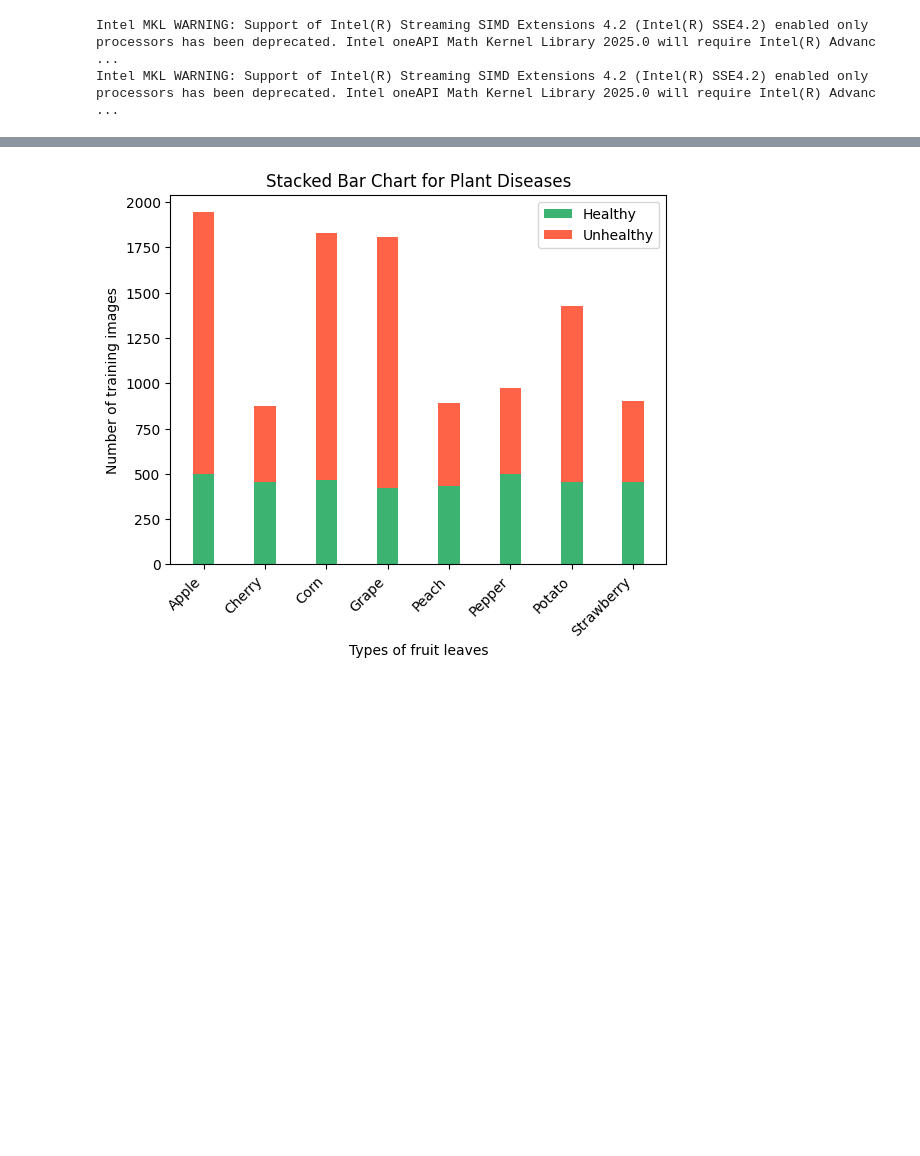
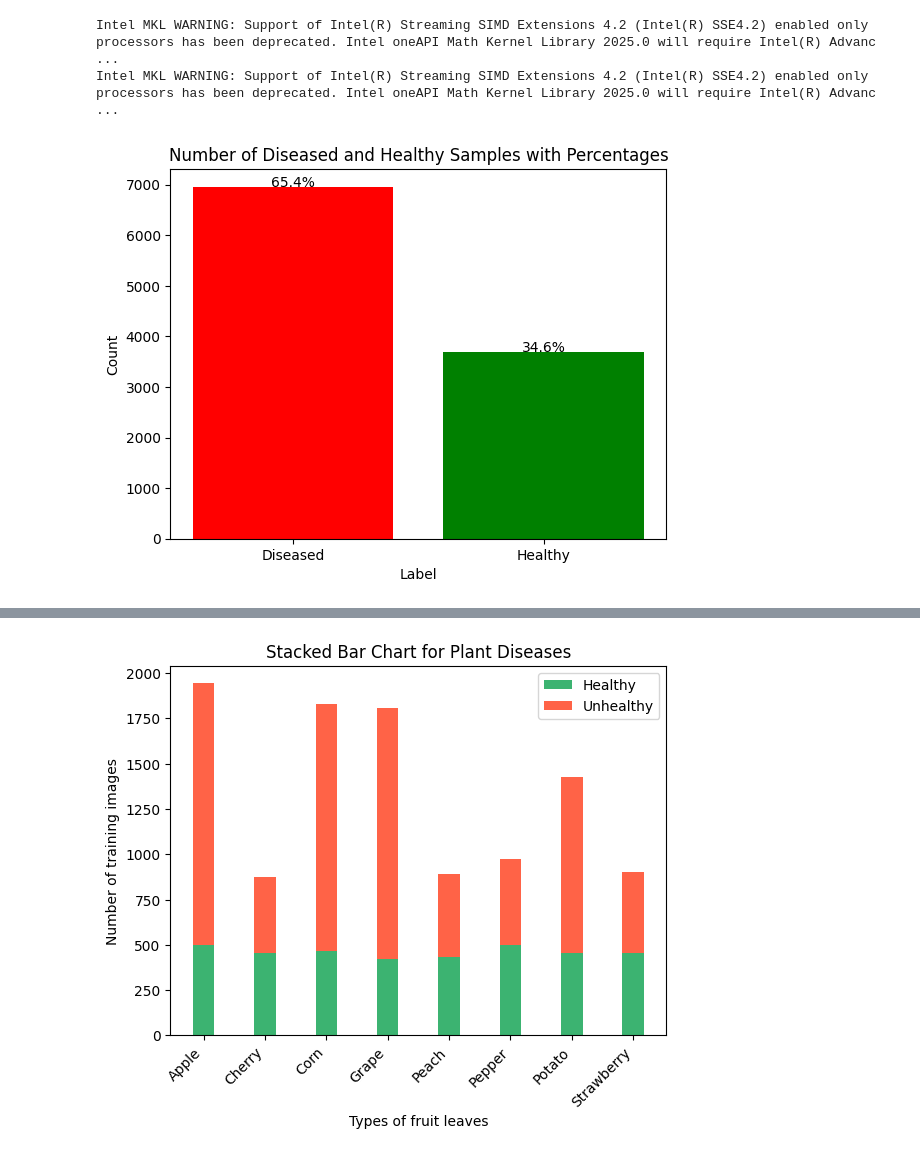
Before and after one commit to BSteiner1/MA429-Summative-Group-10, a Jupyter notebook: Notebooks/SVM-50x50.ipynb, the cells around one changed output, grey strips where cells are left out. Cells and saved outputs as stored; diff of their text form; code cells hidden in the pictures; blank space fills up the shorter version.

```diff
--- a/Notebooks/SVM-50x50.ipynb
+++ b/Notebooks/SVM-50x50.ipynb
@@ -58,6 +59,45 @@ for folder in folders:
 
         # Add image and label to the dataset
         data.append((pixel_values, label))
+# %%
+# Data exploration
+
+# Plot a bar chart that shows the proportion of diseased and healthy samples
+
+# Count the occurrences of each label
+num_diseased = sum(1 for _, label in data if label == 0)
+num_healthy = sum(1 for _, label in data if label == 1)
+
+# Calculate the percentages
+total_samples = len(data)
+percent_diseased = (num_diseased / total_samples) * 100
+percent_healthy = (num_healthy / total_samples) * 100
+
+# Create a bar chart
+labels = ['Diseased', 'Healthy']
+counts = [num_diseased, num_healthy]
+percentages = [percent_diseased, percent_healthy]
+
+fig, ax = plt.subplots()
+
+# Create bar chart for counts
+ax.bar(labels, counts, color=['red', 'green'])
+ax.set_ylabel('Count', color='black')
+
+# Add percentages as text on top of bars
+for i, count in enumerate(counts):
+    ax.text(i, count + 5, f'{percentages[i]:.1f}%', ha='center', color='black')
+
+# Show the plot
+plt.title('Number of Diseased and Healthy Samples with Percentages')
+plt.xlabel('Label')
+plt.ylabel('Count')
+
+# Show the plot
+plt.savefig('dataset_proportion.png')
+plt.show()
+# %% [output]
+[figure, added]
 # %%
 # Data exploration
 
```
Also changed, not shown: parts of 12 cells of this notebook.
